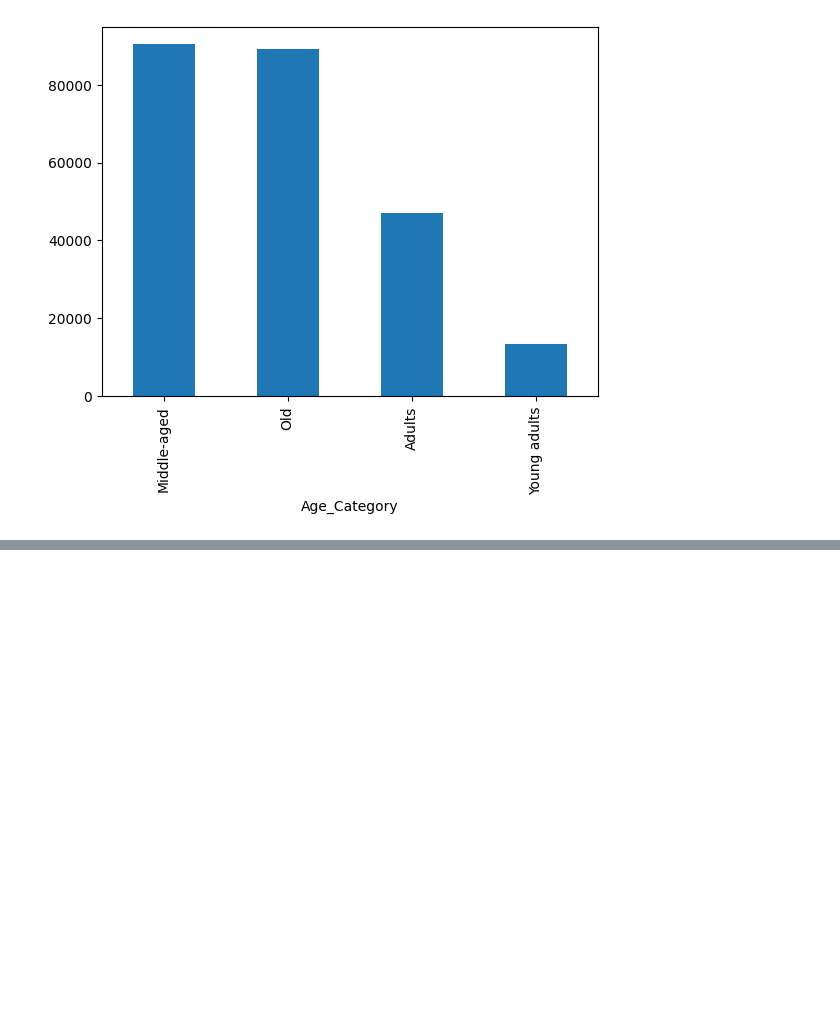
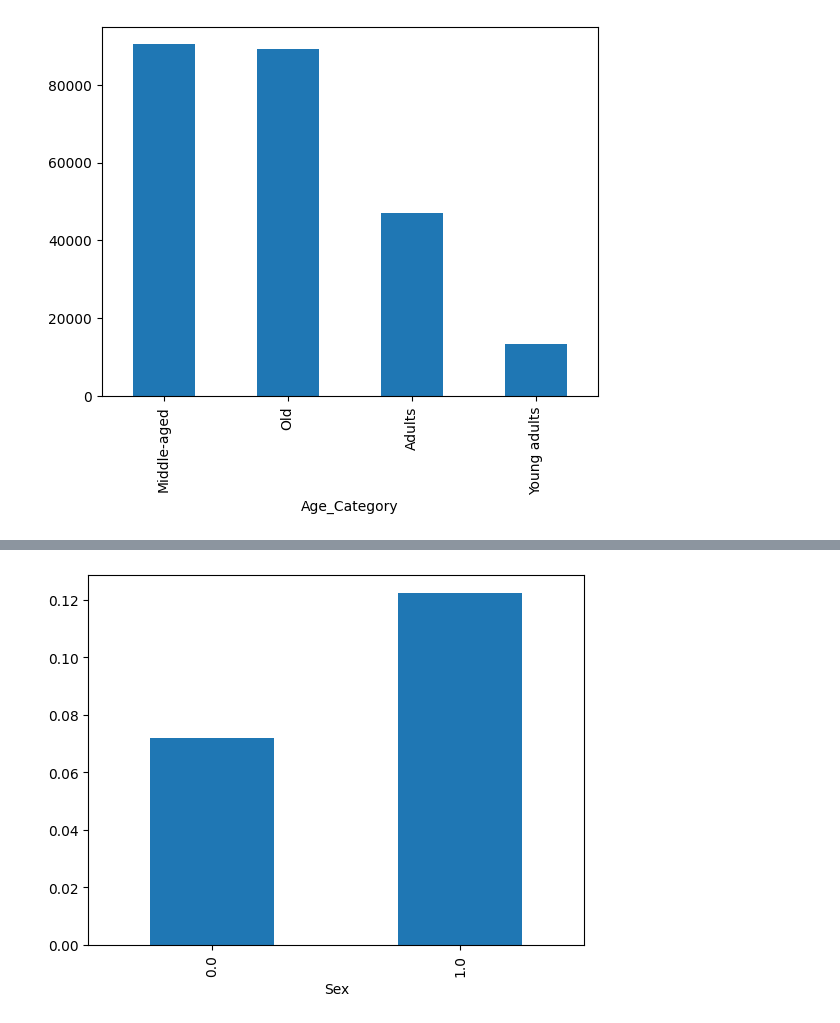
Before and after one commit to akhilnazim0/Data-Science-Project, a Jupyter notebook: Data_Science_Project_.ipynb, the cells around one changed output, grey strips where cells are left out. Cells and saved outputs as stored; diff of their text form; code cells hidden in the pictures; blank space fills up the shorter version.

```diff
--- a/Data_Science_Project_.ipynb
+++ b/Data_Science_Project_.ipynb
@@ -266,0 +259,6 @@ Explained variance ratio: [0.1675246  0.07936775 0.07045563 0.06168969 0.0590452
+# %%
+df_f.groupby('Sex')['HeartDiseaseorAttack'].mean()
+df_f.groupby('Sex')['HeartDiseaseorAttack'].mean().plot(kind='bar')
+plt.show()
+# %% [output]
+[figure, added]
```
Also changed, not shown: parts of 40 cells of this notebook.
